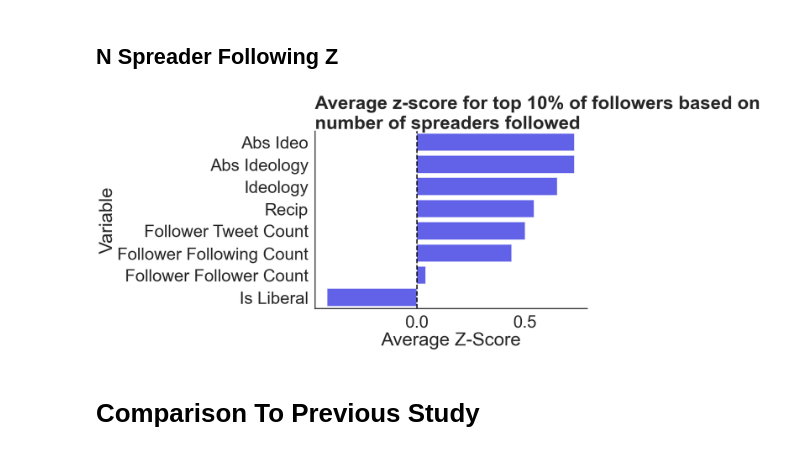
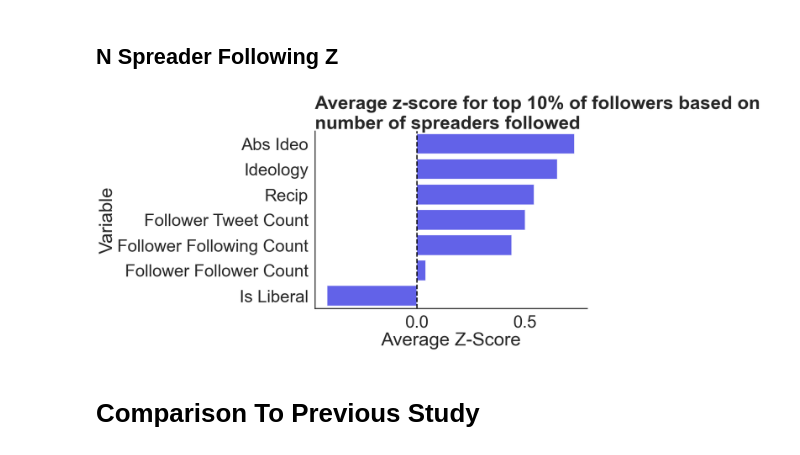
Before and after one commit to josh-ashkinaze/unfollowing_obs2, a Jupyter notebook: desc_stats.ipynb, the cells around one changed output. Saved outputs shown, nothing was run; the diff lists cells and outputs as text; code cells hidden in the pictures.

```diff
--- a/desc_stats.ipynb
+++ b/desc_stats.ipynb
@@ -441,7 +452,6 @@ def analyze_top_percentage_modified(data, column_to_analyze, clean_title, percen
     # Add a flag to data for spreaders above the threshold
     data['above_threshold'] = data[column_to_analyze] >= threshold_value
     data['ideology'] = data['theta']
-    data['abs_ideology'] = np.abs(data['theta'])
 
     # Compute z-scores for numeric columns
     numeric_columns = data.select_dtypes(include=['float64', 'int64']).columns
@@ -533,7 +543,6 @@ def analyze_top_percentage_modified(data, column_to_analyze, clean_title, percen
     # Add a flag to data for spreaders above the threshold
     data['above_threshold'] = data[column_to_analyze] >= threshold_value
     data['ideology'] = data['theta']
-    data['abs_ideology'] = np.abs(data['theta'])
 
     # Compute z-scores for numeric columns
     numeric_columns = data.select_dtypes(include=['float64', 'int64']).columns
@@ -553,34 +562,34 @@ def analyze_top_percentage_modified(data, column_to_analyze, clean_title, percen
                               and "unfollowed" not in col
                               and "spreader_follower" not in col
                               and "spreader_tweet" not in col
                               and "spreader_following" not in col
                               and "n_spreader" not in col
                               and 'theta' not in col
                               and 'change' not in col]].mean().reset_index()
 
     mean_z_scores.columns = ['variable', 'z-score']
     mean_z_scores['variable'] =  mean_z_scores['variable'].apply(lambda x: x.replace("z_", "").replace("_", " ").title())
     mean_z_scores = mean_z_scores.sort_values(by=['z-score'], ascending=False)
 
     # Plotting
     plt.figure(figsize=(18, 10))
     sns.barplot(y='variable', x='z-score', data=mean_z_scores, color='blue', alpha=0.7)
     plt.axvline(0, color='black', linestyle='--')
     plt.title(f"Average z-score for top {percentage}% of followers based on {clean_title.lower()}", x=-0, fontweight='bold')
     plt.ylabel("Variable")
     plt.xlabel("Average Z-Score")
     sns.despine()
     plt.tight_layout()
     plt.savefig("z_score_follower.png", dpi=400)
     plt.tight_layout()
     plt.show()
 
 
 
 
 analyze_top_percentage_modified(data_follower.copy(), 'n_spreader_following',"\nNumber of spreaders followed", 10)
 # %% [output]
-[figure, old version]
+[figure, new version]
 # %% [markdown]
 # Comparison To Previous Study
 # %%
```
Also changed, not shown: parts of 16 cells of this notebook, 1 other file.
